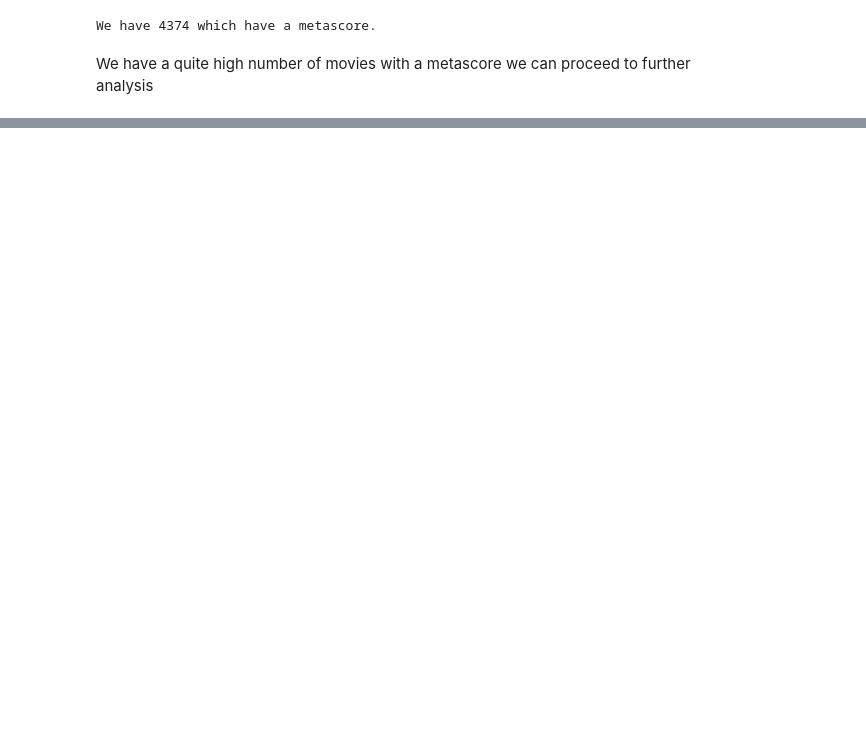
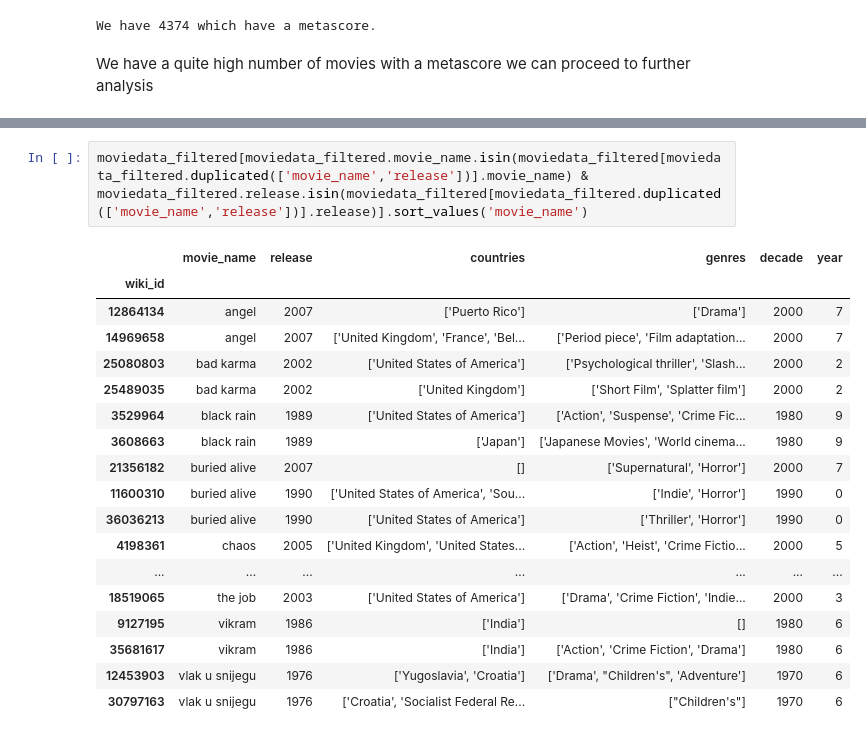
Before and after one commit to epfl-ada/ada-2022-project-nonansland22, a Jupyter notebook: Project_NoNansLand.ipynb, the cells around one changed output, grey strips where cells are left out. Cells and saved outputs as stored; diff of their text form; blank space fills up the shorter version.

```diff
--- a/Project_NoNansLand.ipynb
+++ b/Project_NoNansLand.ipynb
@@ -1225,0 +1293,21 @@ We have a quite high number of movies with a metascore we can proceed to further
+# %%
+moviedata_filtered[moviedata_filtered.movie_name.isin(moviedata_filtered[moviedata_filtered.duplicated(['movie_name','release'])].movie_name) & moviedata_filtered.release.isin(moviedata_filtered[moviedata_filtered.duplicated(['movie_name','release'])].release)].sort_values('movie_name')
+# %% [output]
+|  | movie_name | release | countries | genres | decade | year |
+| wiki_id |  |  |  |  |  |  |
+| 12864134 | angel | 2007 | ['Puerto Rico'] | ['Drama'] | 2000 | 7 |
+| 14969658 | angel | 2007 | ['United Kingdom', 'France', 'Bel... | ['Period piece', 'Film adaptation... | 2000 | 7 |
+| 25080803 | bad karma | 2002 | ['United States of America'] | ['Psychological thriller', 'Slash... | 2000 | 2 |
+| 25489035 | bad karma | 2002 | ['United Kingdom'] | ['Short Film', 'Splatter film'] | 2000 | 2 |
+| 3529964 | black rain | 1989 | ['United States of America'] | ['Action', 'Suspense', 'Crime Fic... | 1980 | 9 |
+| 3608663 | black rain | 1989 | ['Japan'] | ['Japanese Movies', 'World cinema... | 1980 | 9 |
+| 21356182 | buried alive | 2007 | [] | ['Supernatural', 'Horror'] | 2000 | 7 |
+| 11600310 | buried alive | 1990 | ['United States of America', 'Sou... | ['Indie', 'Horror'] | 1990 | 0 |
+| 36036213 | buried alive | 1990 | ['United States of America'] | ['Thriller', 'Horror'] | 1990 | 0 |
+| 4198361 | chaos | 2005 | ['United Kingdom', 'United States... | ['Action', 'Heist', 'Crime Fictio... | 2000 | 5 |
+| ... | ... | ... | ... | ... | ... | ... |
+| 18519065 | the job | 2003 | ['United States of America'] | ['Drama', 'Crime Fiction', 'Indie... | 2000 | 3 |
+| 9127195 | vikram | 1986 | ['India'] | [] | 1980 | 6 |
+| 35681617 | vikram | 1986 | ['India'] | ['Action', 'Crime Fiction', 'Drama'] | 1980 | 6 |
+| 12453903 | vlak u snijegu | 1976 | ['Yugoslavia', 'Croatia'] | ['Drama', "Children's", 'Adventure'] | 1970 | 6 |
+| 30797163 | vlak u snijegu | 1976 | ['Croatia', 'Socialist Federal Re... | ["Children's"] | 1970 | 6 |
```
Also changed, not shown: parts of 11 cells of this notebook, 3 other files.
